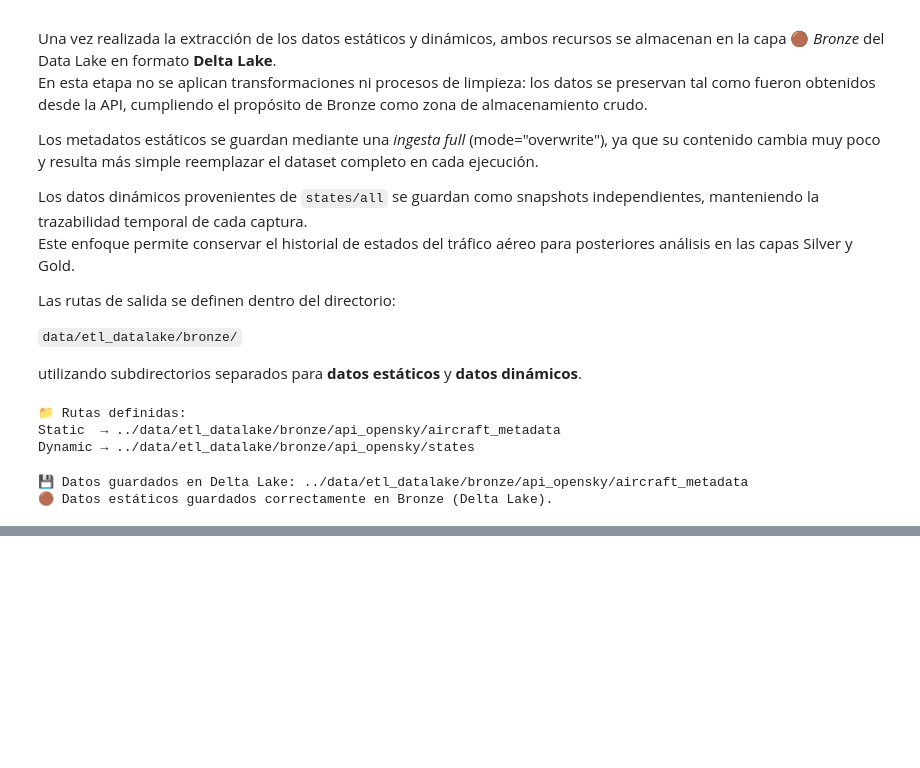
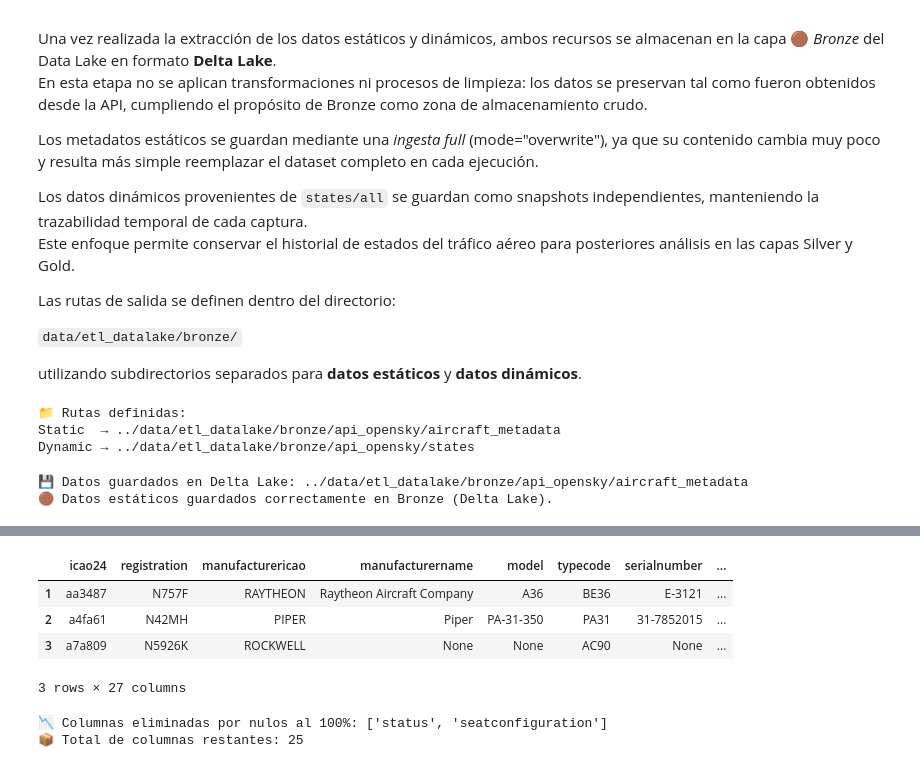
Before and after one commit to fernandezelias/ETL_OpenSky_Aviation, a Jupyter notebook: notebooks/01_opensky_etl.ipynb, the cells around one changed output, grey strips where cells are left out. Saved outputs shown, nothing was run; the diff lists cells and outputs as text; code cells hidden in the pictures; blank space fills up the shorter version.

```diff
--- a/notebooks/01_opensky_etl.ipynb
+++ b/notebooks/01_opensky_etl.ipynb
@@ -363,0 +433,3 @@ El objetivo es obtener una tabla limpia y coherente que servirá como fuente de
+# %%
+# --- Eliminación de valores nulos en la clave primaria (icao24) ---
+df_aircraft_cleaned = df_aircraft_cleaned[df_aircraft_cleaned['icao24'].notna()]
@@ -363,0 +446,36 @@ El objetivo es obtener una tabla limpia y coherente que servirá como fuente de
+# %%
+    # --- Estandarización de nombres de columnas (Silver) ---
+# Se normalizan todos los nombres de columnas para garantizar un esquema consistente.
+# Este formato (snake_case + minúsculas) es el estándar utilizado en pipelines ETL
+# y evita ambigüedades en transformaciones posteriores y uniones entre datasets.
+
+df_aircraft_cleaned.columns = (
+    df_aircraft_cleaned.columns
+        .str.lower()            # forzar minúsculas
+        .str.strip()            # eliminar espacios al inicio y final
+        .str.replace(r"\s+", "_", regex=True)   # reemplazar espacios por '_'
+        .str.replace(r"[^a-z0-9_]", "", regex=True)  # eliminar caracteres no válidos
+)
+df_aircraft_cleaned.head(3)
+# %% [output]
+|  | icao24 | registration | manufacturericao | manufacturername | model | typecode | serialnumber | ... |
+| 1 | aa3487 | N757F | RAYTHEON | Raytheon Aircraft Company | A36 | BE36 | E-3121 | ... |
+| 2 | a4fa61 | N42MH | PIPER | Piper | PA-31-350 | PA31 | 31-7852015 | ... |
+| 3 | a7a809 | N5926K | ROCKWELL | None | None | AC90 | None | ... |
+3 rows × 27 columns
+# %%
+# --- Eliminación de columnas con 100% de valores nulos ---
+# En esta etapa se descartan las columnas cuyo contenido es completamente nulo.
+# Estas variables no aportan información a la tabla de referencia de aeronaves y
+# solo generarían ruido en las siguientes etapas (joins, estadísticas, almacenamiento).
+
+null_pct = df_aircraft_cleaned.isna().mean() * 100
+cols_to_drop = null_pct[null_pct == 100].index.tolist()
+
+df_aircraft_cleaned = df_aircraft_cleaned.drop(columns=cols_to_drop)
+
+print(f"📉 Columnas eliminadas por nulos al 100%: {cols_to_drop}")
+print(f"📦 Total de columnas restantes: {df_aircraft_cleaned.shape[1]}")
+# %% [output]
+📉 Columnas eliminadas por nulos al 100%: ['status', 'seatconfiguration']
+📦 Total de columnas restantes: 25
```
Also changed, not shown: parts of 22 cells of this notebook.
